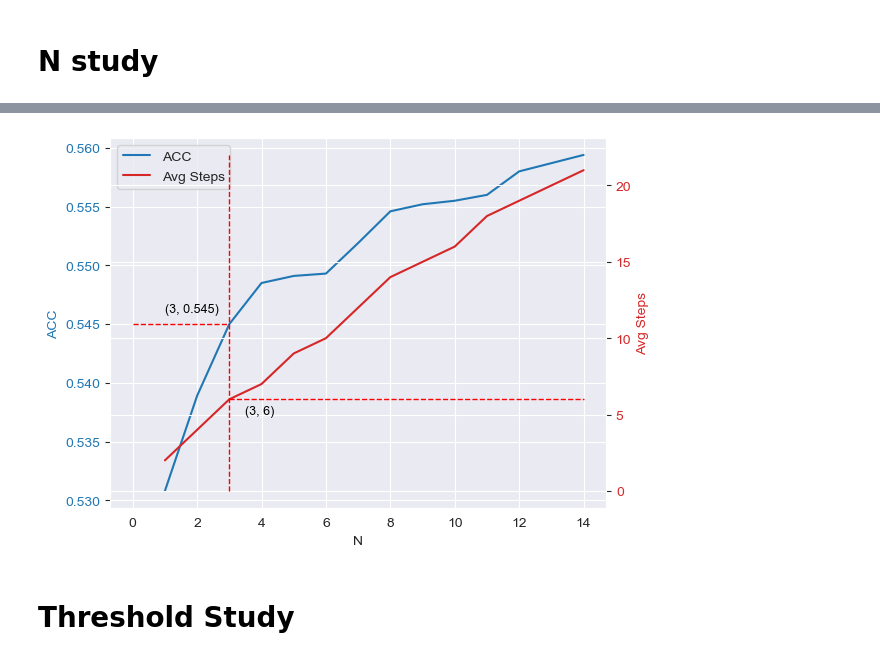
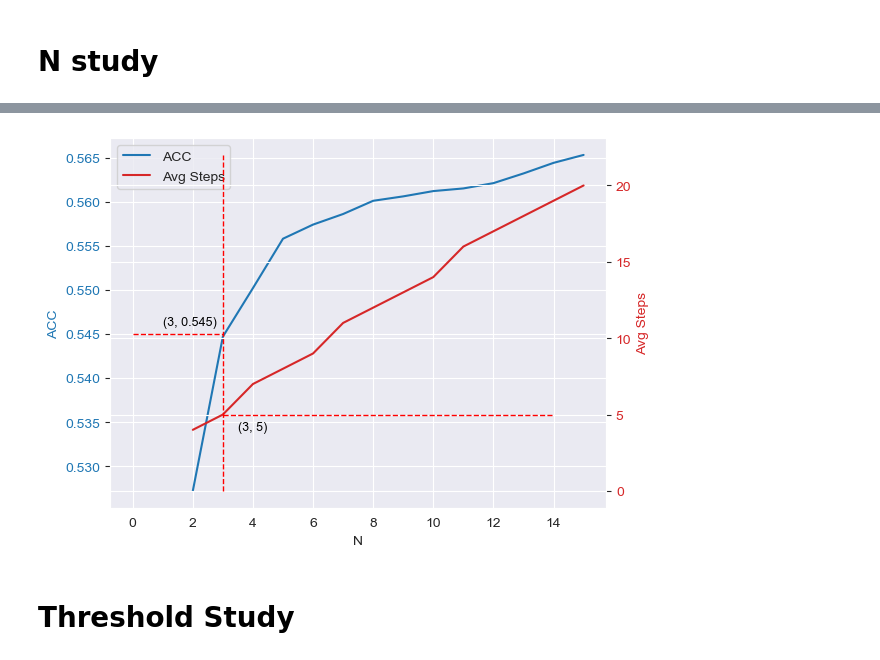
Before and after one commit to wan19990901/SC_conf, a Jupyter notebook: src/experiment_collection/plots.ipynb, the cells around one changed output, grey strips where cells are left out. Saved outputs shown, nothing was run; the diff lists cells and outputs as text; code cells hidden in the pictures.

Commit message:
plots

```diff
--- a/src/experiment_collection/plots.ipynb
+++ b/src/experiment_collection/plots.ipynb
@@ -21,4 +22,10 @@ DATA_DIR = '../data/Evaluation_CoTs/Final_results'
 # NUM_OF_COT = 40
 # MODEL = 'gpt-3.5-turbo-0125'
 # %%
-df_with_features = pd.read_json(os.path.join(DATA_DIR,'final_with_feature.json'))
+# df_with_features = pd.read_json(os.path.join(DATA_DIR,'final_with_feature.json'))
+
+file_path = os.path.join(DATA_DIR, 'final.csv')
+df = pd.read_csv(file_path)
+data = extract_feature(df)
+
+df_with_features = pd.DataFrame(data)
@@ -26,13 +36,13 @@ df_with_features = pd.read_json(os.path.join(DATA_DIR,'final_with_feature.json')
 feature_li = [
     'QUA_IM',
     'DIF_IV',
+    'SIM_COT_BIGRAM',
     'SIM_COT_AGG',
     'SIM_AC_BIGRAM',
-    'SIM_AC_AGG',
     'SIM_AC_PW',
 ]
-coe = [-5, -5, 3, 2, 1, 3]
-intercept = -2.7
+coe = [-5, -5, -1, 3, 1, 3]
+intercept = -1.2
 df_with_features
 # %% [output]
 |  | id | Name | Model | correct answer | CoT answers | Correctness | LEN | QUA_IM | DIF_IV | ... |
@@ -52,7 +62,7 @@ df_with_features
 config = {
     'benchmark': ['all','gsm','bb','mathqa'],
     'llm' : ['all','gpt-4','gpt-3.5','claude-3'],
-    'N': [i for i in range(1,16)],
+    'N': [i for i in range(2,16)],
     'threshold': [0.1*i for i in range(11)],
     'stop_algo':['PositiveN','ConsistencyN'],
     'approximator': [customized_LR_model,trained_LR_model]
@@ -195,3 +414,3 @@ df_main_table
 # %%
-df_N_study = pd.read_csv('../src/experiment_collection/N_study_table.csv')
-df_N_study
+# df_N_study = pd.read_csv('../src/experiment_collection/N_study_table.csv')
+# df_N_study
@@ -320,37 +541,37 @@ all all
 # %%
 casc_N = df_N_study_gpt4_all['N'].to_numpy()
 fig, ax1 = plt.subplots()
 
 # Plot the first line (ACC) with ax1
 color = 'tab:blue'
 ax1.set_xlabel('N')
 ax1.set_ylabel('ACC', color=color)
 line1, = ax1.plot(casc_N, casc_acc, color=color, label='ACC')
 ax1.tick_params(axis='y', labelcolor=color)
-plt.hlines(y=casc_acc[2], xmin=0, xmax=3, color='red', linestyle='--', linewidth=1)
-plt.annotate(f'({3}, {casc_acc[2]})', xy=(3, casc_acc[2]),
-                 xytext=(3 - 2, casc_acc[2]+0.001),
+plt.hlines(y=0.545, xmin=0, xmax=3, color='red', linestyle='--', linewidth=1)
+plt.annotate(f'({3}, 0.545)', xy=(3, 0.545),
+                 xytext=(3 - 2, 0.545+0.001),
                  fontsize=9, color='black')
 # Create a second y-axis sharing the same x-axis
 ax2 = ax1.twinx()
 color = 'tab:red'
 ax2.set_ylabel('Avg Steps', color=color)
 line2, = ax2.plot(casc_N, casc_steps, color=color, label='Avg Steps')
 ax2.tick_params(axis='y', labelcolor=color)
 plt.vlines(x=3, ymin=0, ymax=22, color='red', linestyle='--', linewidth=1)
-plt.hlines(y=casc_steps[2], xmin=3, xmax=14, color='red', linestyle='--', linewidth=1)
-plt.annotate(f'({3}, {casc_steps[2]})', xy=(3, casc_steps[2]),
-                 xytext=(3 +0.5, casc_steps[2]-1),
+plt.hlines(y=5, xmin=3, xmax=14, color='red', linestyle='--', linewidth=1)
+plt.annotate(f'({3}, {5})', xy=(3, 5),
+                 xytext=(3 +0.5, 5-1),
                  fontsize=9, color='black')
 # Combine legends
 lines = [line1, line2]
 labels = [line.get_label() for line in lines]
 ax1.legend(lines, labels, loc='upper left')
 fig.savefig('../src/experiment_collection/N_study_plot.jpg', dpi=300, bbox_inches='tight')
 # Show the plot
 plt.show()
 # %% [output]
-[figure, old version]
+[figure, new version]
 # %% [markdown]
 # Threshold Study
 # %%
```
Also changed, not shown: parts of 13 cells of this notebook.
